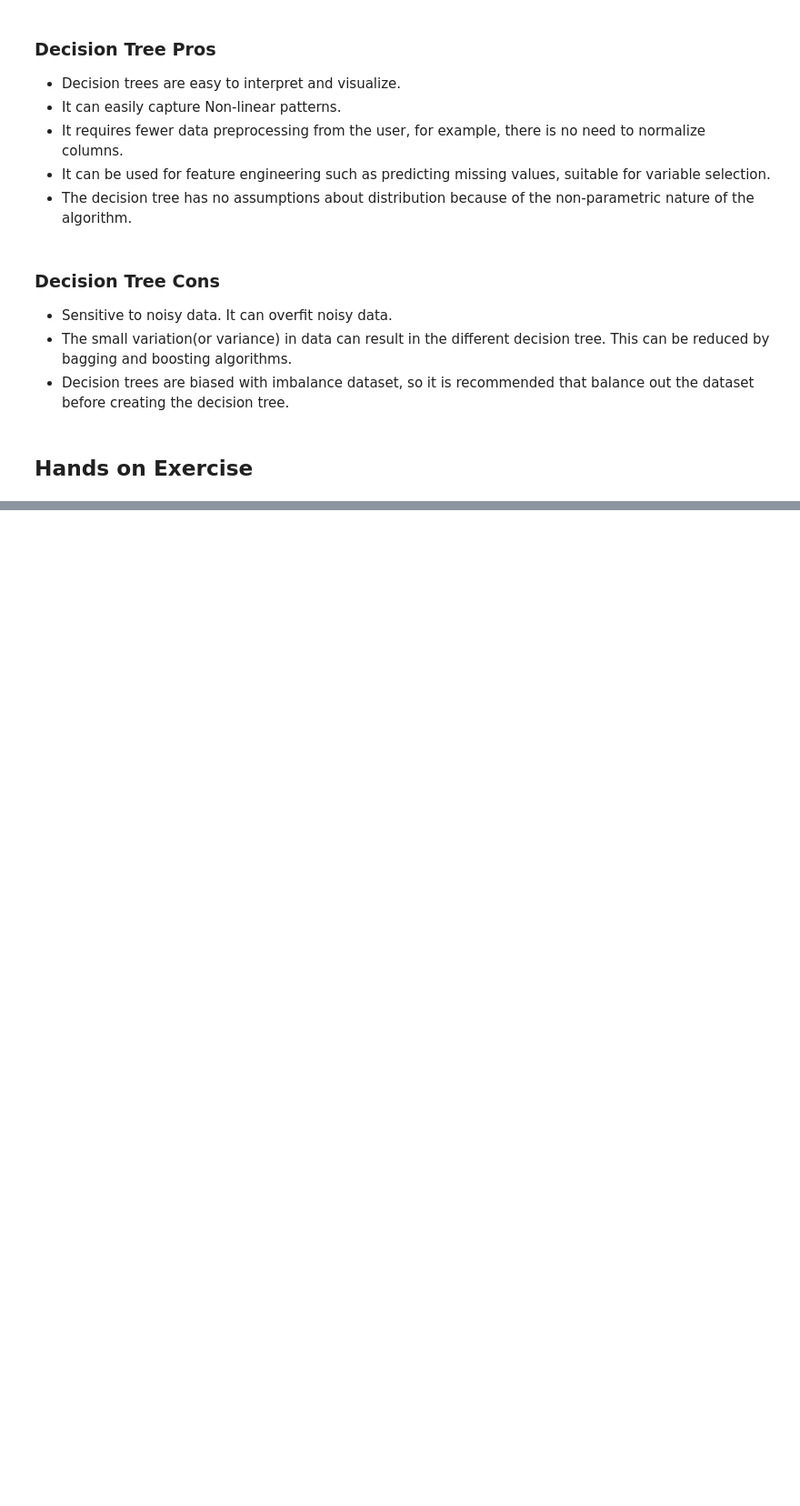
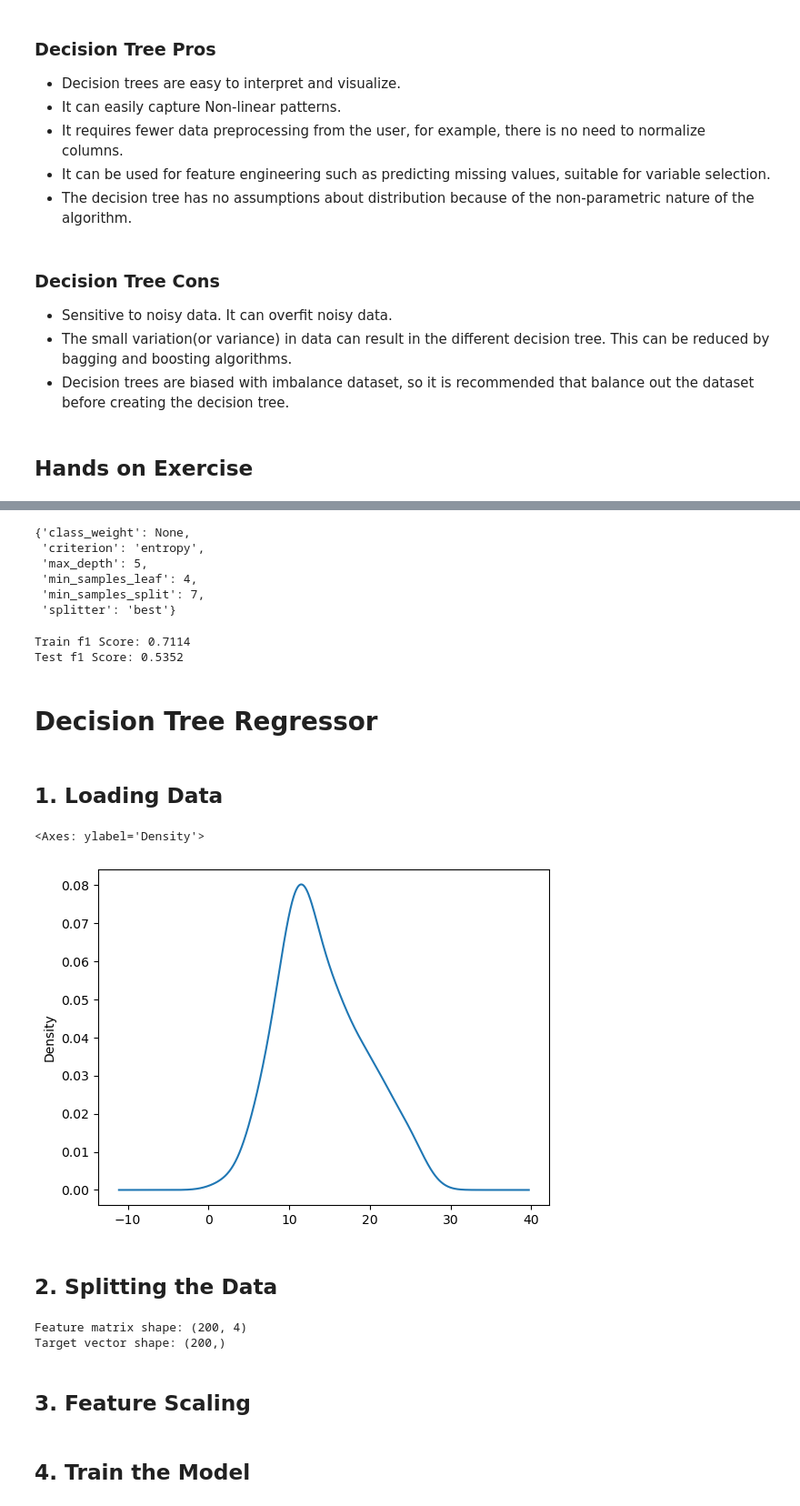
Before and after one commit to Rahul-404/Full_Stack_Data_Science_Masters, a Jupyter notebook: 10_Machine_Learning/01_Supervised_Learning/06_Decision_Tree_Classifier.ipynb, the cells around one changed output, grey strips where cells are left out. Shown at 91% size. Cells and saved outputs as stored; diff of their text form; code cells hidden in the pictures; blank space fills up the shorter version.

Commit message:
decision tree hands on

```diff
--- a/10_Machine_Learning/01_Supervised_Learning/06_Decision_Tree_Classifier.ipynb
+++ b/10_Machine_Learning/01_Supervised_Learning/06_Decision_Tree_Classifier.ipynb
@@ -274,0 +179,2 @@ Information Gain = 0.020720839623908027
+# %%
+data_path = "dataset"
@@ -274,0 +371,58 @@ Information Gain = 0.020720839623908027
+# %%
+# Get the best parameters from GridSearchCV
+best_params = grid_search.best_params_
+best_params
+# %% [output]
+{'class_weight': None,
+ 'criterion': 'entropy',
+ 'max_depth': 5,
+ 'min_samples_leaf': 4,
+ 'min_samples_split': 7,
+ 'splitter': 'best'}
+# %%
+# Creating a decision tree classifier
+model = DecisionTreeClassifier(**best_params)
+
+model.fit(X_train, y_train)
+y_pred_train = model.predict(X_train)
+y_pred_test = model.predict(X_test)
+
+
+# check accuracy
+f1_train = f1_score(y_train, y_pred_train)
+f1_test = f1_score(y_test, y_pred_test)
+
+print(f"Train f1 Score: {f1_train:.4f}")
+print(f"Test f1 Score: {f1_test:.4f}")
+# %% [output]
+Train f1 Score: 0.7114
+Test f1 Score: 0.5352
+# %% [markdown]
+# **Decision Tree Regressor**
+# %% [markdown]
+## 1. Loading Data
+# %%
+df = pd.read_csv(os.path.join(data_path, "Advertising.csv"))
+df.head()
+
+df['sales'].plot(kind="kde")
+# %% [output]
+<Axes: ylabel='Density'>
+[figure, added]
+# %% [markdown]
+## 2. Splitting the Data
+# %%
+X = df.drop(columns=['sales'])
+y = df['sales']
+
+# Check the shape of the data
+print("Feature matrix shape:", X.shape)
+print("Target vector shape:", y.shape)
+
+# Split the data into training and testing sets
+X_train, X_test, y_train, y_test = train_test_split(X, y, test_size=0.3, random_state=42)
+# %% [output]
+Feature matrix shape: (200, 4)
+Target vector shape: (200,)
+# %% [markdown]
+## 3. Feature Scaling
@@ -274,0 +435,2 @@ Information Gain = 0.020720839623908027
+# %% [markdown]
+## 4. Train the Model
```
Also changed, not shown: parts of 53 cells of this notebook.
